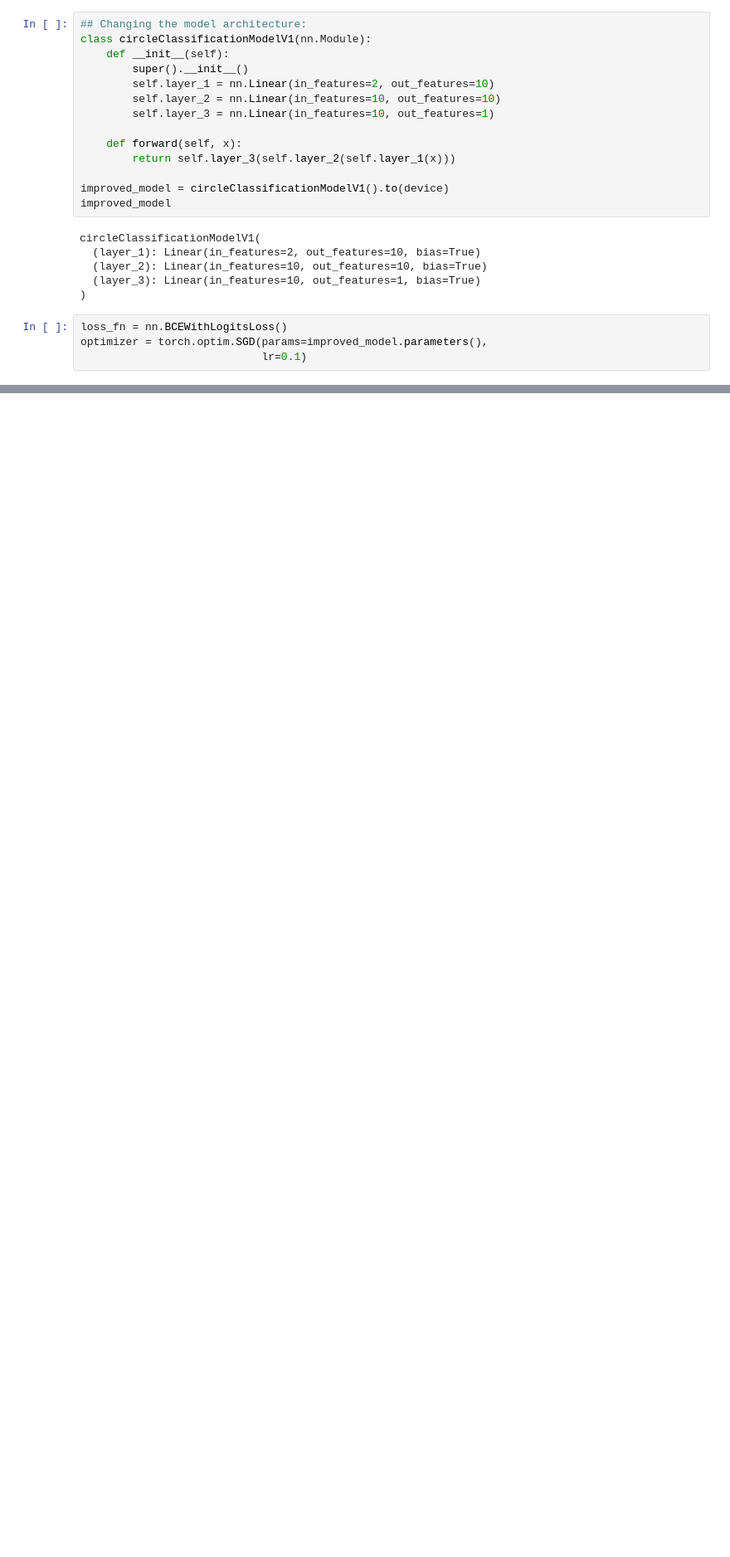
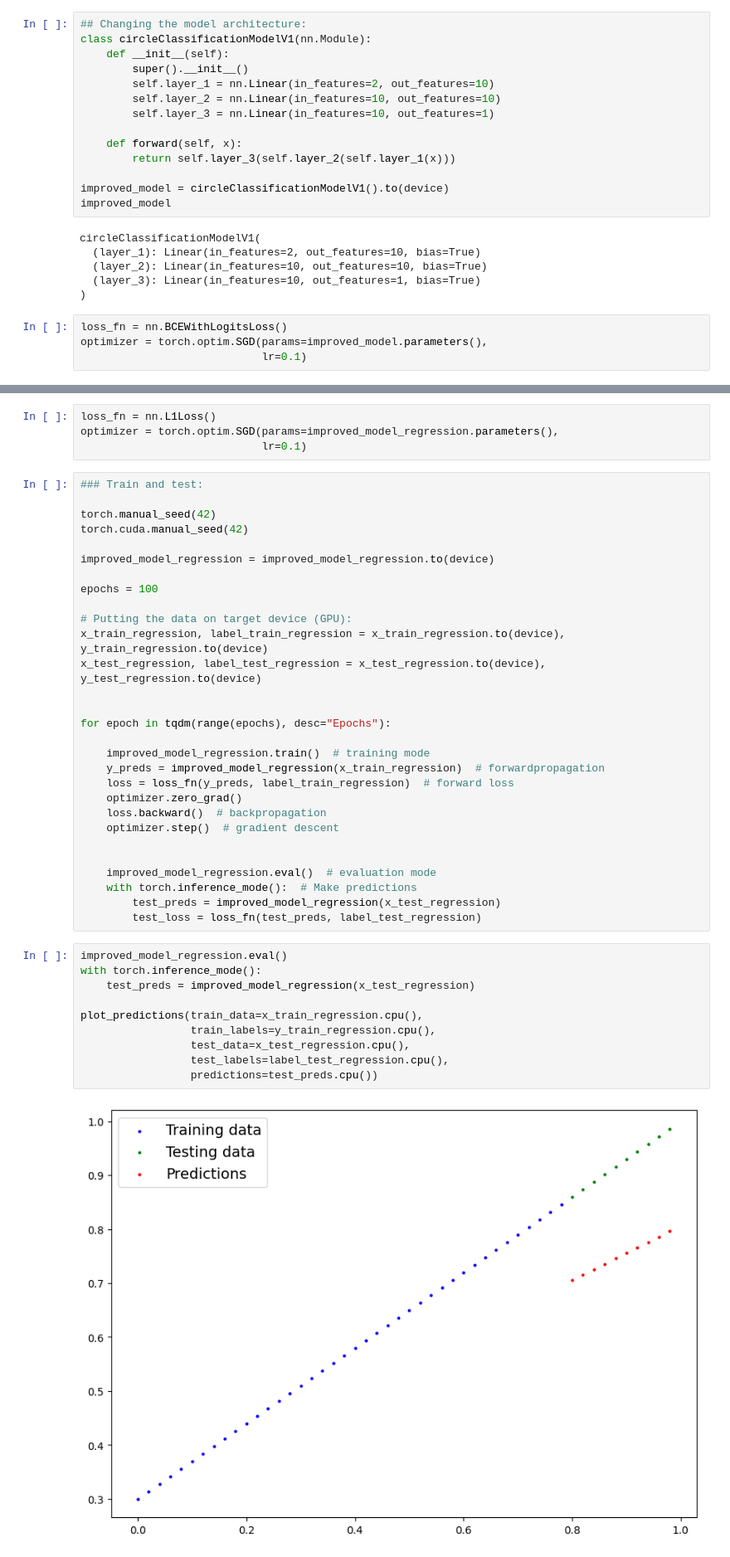
Before and after one commit to Hamid-Manouchehri/my_PyTorch, a Jupyter notebook: notebooks/classification.ipynb, the cells around one changed output, grey strips where cells are left out. Shown at 83% size. Cells and saved outputs as stored; diff of their text form; blank space fills up the shorter version.

```diff
--- a/notebooks/classification.ipynb
+++ b/notebooks/classification.ipynb
@@ -401,0 +463,45 @@ for epoch in tqdm(range(epochs), desc="Epochs"):
+# %%
+loss_fn = nn.L1Loss()
+optimizer = torch.optim.SGD(params=improved_model_regression.parameters(),
+                            lr=0.1)
+# %%
+### Train and test:
+
+torch.manual_seed(42)
+torch.cuda.manual_seed(42)
+
+improved_model_regression = improved_model_regression.to(device)
+
+epochs = 100
+
+# Putting the data on target device (GPU):
+x_train_regression, label_train_regression = x_train_regression.to(device), y_train_regression.to(device)
+x_test_regression, label_test_regression = x_test_regression.to(device), y_test_regression.to(device)
+
+
+for epoch in tqdm(range(epochs), desc="Epochs"):
+
+    improved_model_regression.train()  # training mode
+    y_preds = improved_model_regression(x_train_regression)  # forwardpropagation
+    loss = loss_fn(y_preds, label_train_regression)  # forward loss
+    optimizer.zero_grad()
+    loss.backward()  # backpropagation
+    optimizer.step()  # gradient descent
+
+
+    improved_model_regression.eval()  # evaluation mode
+    with torch.inference_mode():  # Make predictions
+        test_preds = improved_model_regression(x_test_regression)
+        test_loss = loss_fn(test_preds, label_test_regression)
+# %%
+improved_model_regression.eval()
+with torch.inference_mode():
+    test_preds = improved_model_regression(x_test_regression)
+
+plot_predictions(train_data=x_train_regression.cpu(),
+                 train_labels=y_train_regression.cpu(),
+                 test_data=x_test_regression.cpu(),
+                 test_labels=label_test_regression.cpu(),
+                 predictions=test_preds.cpu())
+# %% [output]
+[figure, added]
```
Also changed, not shown: parts of 25 cells of this notebook.
